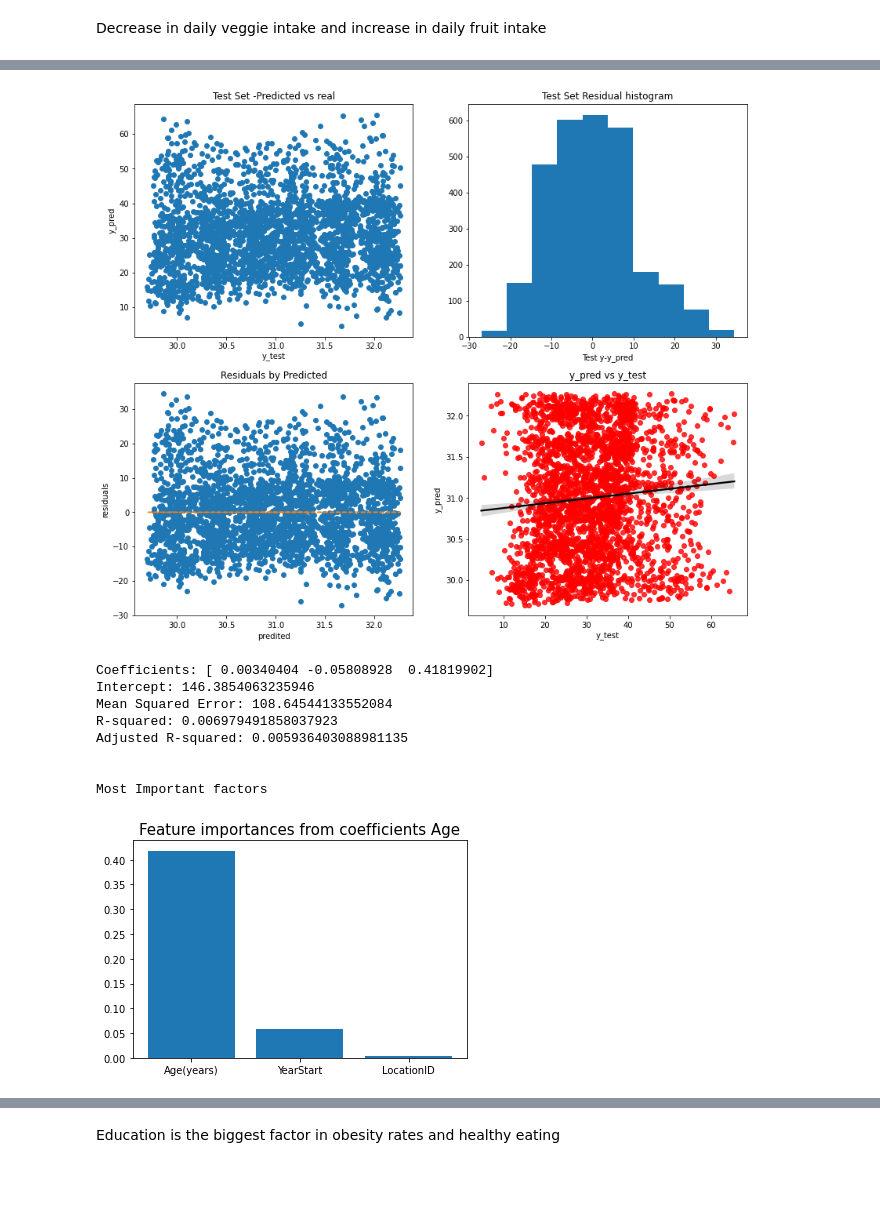
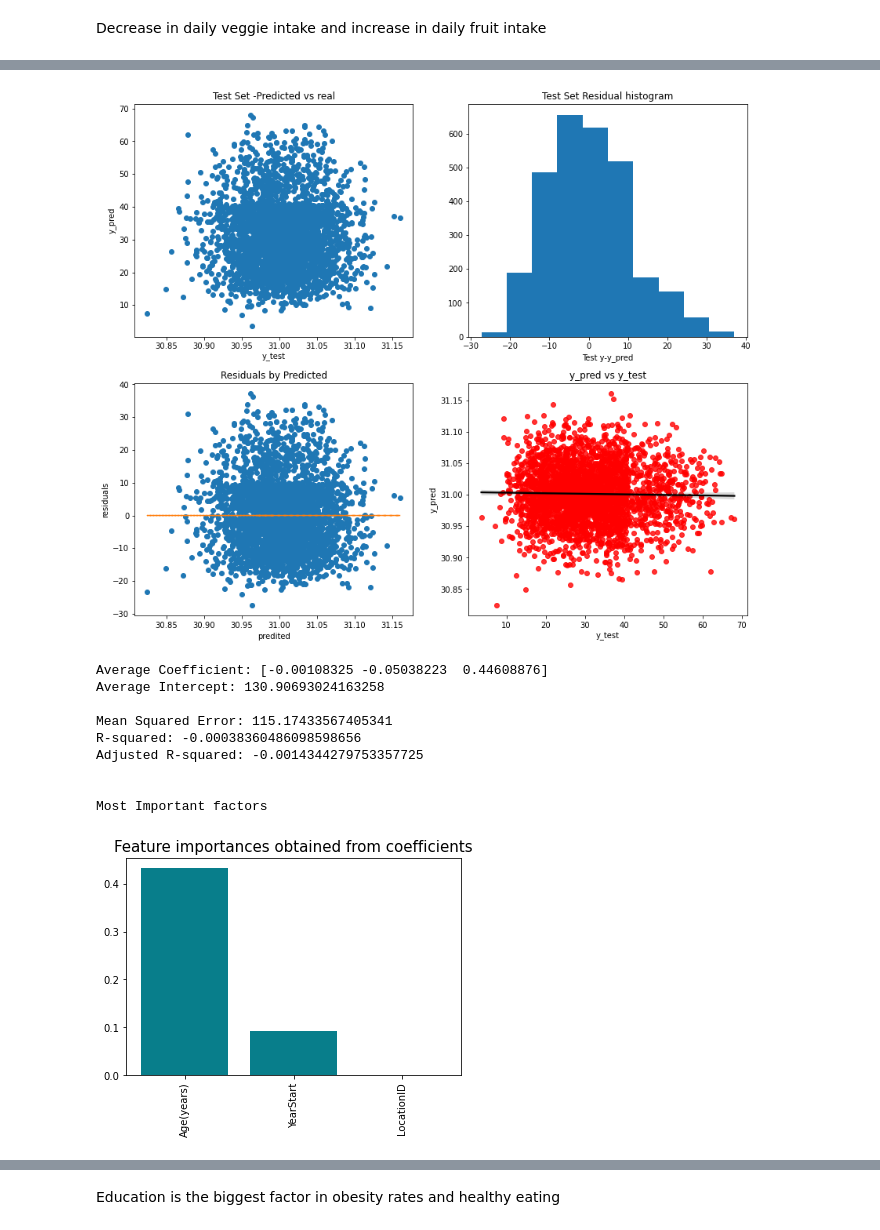
Before and after one commit to Starmam1717/Obesity_project, a Jupyter notebook: Obesity_notbook.ipynb, the cells around one changed output, grey strips where cells are left out. Cells and saved outputs as stored; diff of their text form; code cells hidden in the pictures; blank space fills up the shorter version.

```diff
--- a/Obesity_notbook.ipynb
+++ b/Obesity_notbook.ipynb
@@ -542,89 +554,104 @@ Most Important factors Income
 # %%
-#Splitting Data Sets income
+#Splitting Data Sets and doing linear regression AGe
 
 
 df_ed.head()
 X = df_age[['LocationID','YearStart','Age(years)']]
 y = df_age['Data_Value']
 
+num_iterations = 300
+all_coefs = []
+all_intercepts = []
 X_train, X_test, y_train, y_test = train_test_split(X, y, test_size=0.25)
-X_train = pd.DataFrame(X_train)
-X_test = pd.DataFrame(X_test)
+y_pred_sum = np.zeros(len(y_test))
 
-std_scaler= StandardScaler().fit(X_train)
+for _ in range(num_iterations):
+    X_train, X_test, y_train, y_test = train_test_split(X, y, test_size=0.25)
+    X_train = pd.DataFrame(X_train)
+    X_test = pd.DataFrame(X_test)
 
-X_train_scaled=std_scaler.transform(X_train)
+    lin_reg = LinearRegression()
+    lin_reg.fit(X_train, y_train)
 
-X_test_scaled=std_scaler.transform(X_test)
 
-lin_reg = LinearRegression()
-lin_reg.fit(X_train, y_train)
-y_pred = lin_reg.predict(X_test)
-y_pred
+
+    y_pred_sum += lin_reg.predict(X_test).squeeze()
+    all_coefs.append(lin_reg.coef_)
+    all_intercepts.append(lin_reg.intercept_)
+
+# Compute averages
+all_coefs = np.array(all_coefs)
+all_intercepts = np.array(all_intercepts)
+avg_coef = all_coefs.mean(axis=0)
+avg_intercept = all_intercepts.mean()
+y_pred_avg = y_pred_sum/num_iterations
+
+
 
 fig, axes = plt.subplots(2,2,figsize=(14,12))
-axes[0,0].plot(y_pred, y_test, 'o')
+axes[0,0].plot(y_pred_avg, y_test, 'o')
 axes[0,0].set_xlabel("y_test")
 axes[0,0].set_ylabel("y_pred")
 axes[0,0].set_title("Test Set -Predicted vs real")
 
 
-axes[0,1].hist(y_test - y_pred)
+axes[0,1].hist(y_test - y_pred_avg)
 axes[0,1].set_xlabel("Test y-y_pred")
 axes[0,1].set_title("Test Set Residual histogram")
 
-axes[1,0].plot(y_pred,y_test - y_pred,"o")
+axes[1,0].plot(y_pred_avg,y_test - y_pred_avg,"o")
 axes[1,0].set_xlabel("predited")
 axes[1,0].set_ylabel("residuals")
 axes[1,0].set_title("Residuals by Predicted")
-axes[1,0].plot(y_pred,np.zeros(len(y_pred)),linestyle='dashed')
+axes[1,0].plot(y_pred_avg,np.zeros(len(y_pred_avg)),linestyle='dashed')
 
-sns.regplot(x = y_test,y= y_pred, scatter_kws={"color": "red"}, line_kws={"color": "black"}, ax = axes[1,1])
+sns.regplot(x = y_test,y= y_pred_avg, scatter_kws={"color": "red"}, line_kws={"color": "black"}, ax = axes[1,1])
 axes[1,1].set_xlabel('y_test')
 axes[1,1].set_ylabel('y_pred')
 axes[1,1].set_title("y_pred vs y_test")
+
 plt.show()
 
-coefficients = lin_reg.coef_
-intercept = lin_reg.intercept_
+print(f"Average Coefficient: {avg_coef}")
+print(f"Average Intercept: {avg_intercept}")
+print()
 
-print(f"Coefficients: {coefficients}")
-print(f"Intercept: {intercept}")
-
-mse = mean_squared_error(y_test, y_pred)
-r2 = r2_score(y_test, y_pred)
+mse = mean_squared_error(y_test, y_pred_avg)
+r2 = r2_score(y_test, y_pred_avg)
 adj_r2= 1 - (1-r2)*(len(y_test)-1)/(len(y_test)-X_test.shape[1]-1)
 print("Mean Squared Error:", mse)
 print("R-squared:", r2)
 print("Adjusted R-squared:", adj_r2)
 
 
 print('                          ')
 print('                          ')
 print('Most Important factors')
 
 importance_age = pd.DataFrame(data={
     'Attribute': X_train.columns,
     'Importance': abs(lin_reg.coef_)
 })
 
 importance_age = importance_age.sort_values(by = 'Importance', ascending= False)
 
 
-plt.bar(x=importance_age['Attribute'], height=importance_age['Importance'])
-plt.title('Feature importances from coefficients Age', size=15)
+plt.bar(x=importance_age['Attribute'], height=importance_age['Importance'], color='#087E8B')
+plt.title('Feature importances obtained from coefficients', size=15)
+plt.xticks(rotation='vertical')
+plt.show()
 
-plt.show()
 print(importance_age)
 # %% [output]
-[figure, old version]
+[figure, new version]
-Coefficients: [ 0.00340404 -0.05808928  0.41819902]
-Intercept: 146.3854063235946
-Mean Squared Error: 108.64544133552084
-R-squared: 0.006979491858037923
-Adjusted R-squared: 0.005936403088981135
+Average Coefficient: [-0.00108325 -0.05038223  0.44608876]
+Average Intercept: 130.90693024163258
+
+Mean Squared Error: 115.17433567405341
+R-squared: -0.00038360486098598656
+Adjusted R-squared: -0.0014344279753357725
 
 
 Most Important factors
-[figure, old version]
+[figure, new version]
     Attribute  Importance
```
Also changed, not shown: parts of 4 cells of this notebook.
